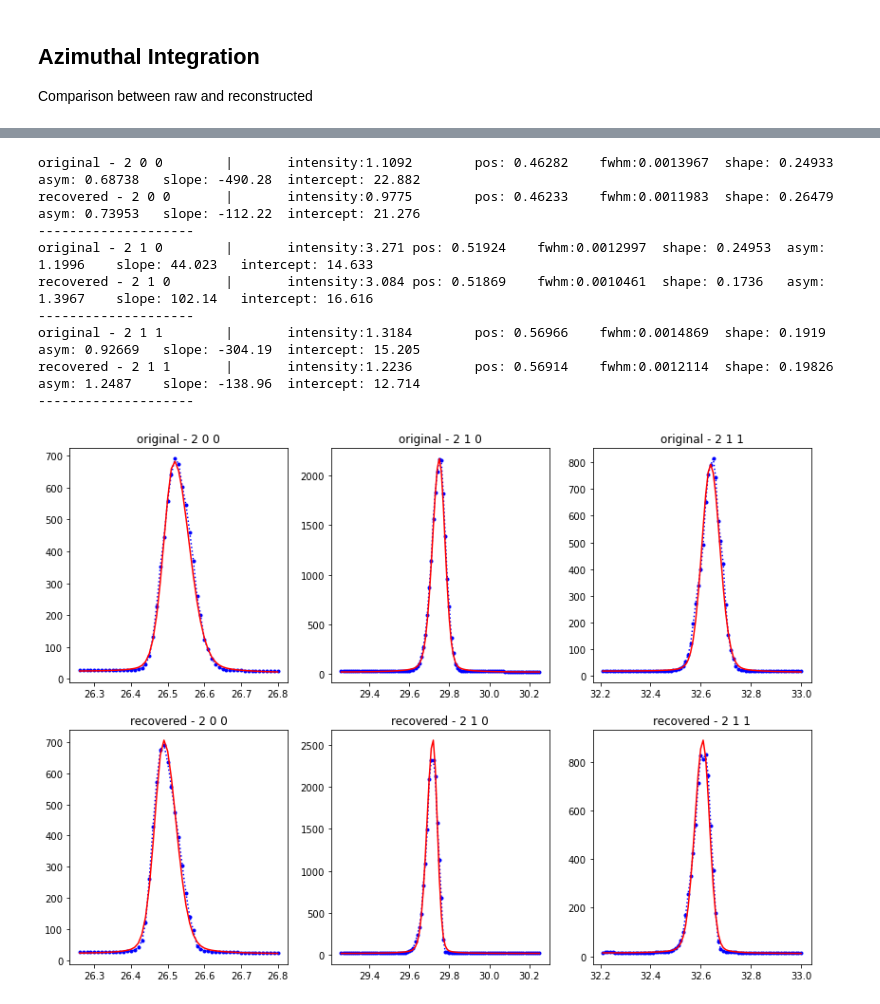
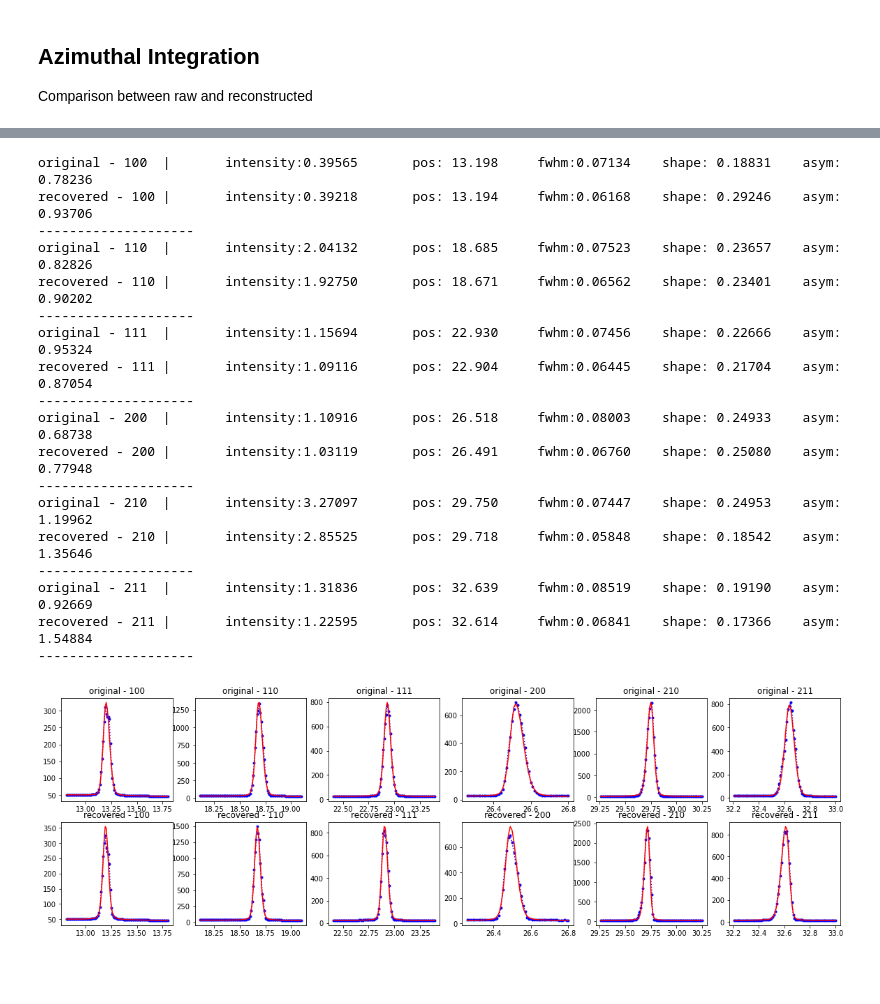
Before and after one commit to maxiv-science/xtrace, a Jupyter notebook: notebooks/presentation.ipynb, the cells around one changed output, grey strips where cells are left out. Drawn from its saved outputs; the diff is of its cells as text; code cells hidden in the pictures; blank space fills up the shorter version.

Commit message:
added rest of peaks

```diff
--- a/notebooks/presentation.ipynb
+++ b/notebooks/presentation.ipynb
@@ -153,6 +153,7 @@ _idx_split, _wgt_split = \
                                             detParams=det_params_b711,
                                             N=[],M=[],
                                             tthFnc=tthFnc)
+
 _nbvpix = np.sum((_wgt_split>0).astype('uint32'))
 
 # for compatibility with FPGA
@@ -179,13 +180,15 @@ def integrate(img):
 
 az_img_smooth = integrate(img_smooth)
 az_recovered = integrate(recovered_img)
-
 deg_xtth = xtth*rad2deg
+peak100 = np.logical_and(12.8 < deg_xtth, deg_xtth < 13.8)
+peak110 = np.logical_and(18.1 < deg_xtth, deg_xtth < 19.1)
+peak111 = np.logical_and(22.4 < deg_xtth, deg_xtth < 23.4)
 peak200 = np.logical_and(26.25 < deg_xtth, deg_xtth < 26.8)
 peak210 = np.logical_and(29.25 < deg_xtth, deg_xtth < 30.25)
 peak211 = np.logical_and(32.2 < deg_xtth, deg_xtth < 33.0)
 
-print(np.sum(peak200))
+
 # show integrated data
 plt.figure(figsize=(14,10))
 plt.subplot(2,3,(1,3))
@@ -217,30 +219,37 @@ WARNING:hdf5plugin:bshuf filter already loaded, skip it.
 # %%
 from fit_asym_voigt import fit
 import itertools
 
 stages = {"original": az_img_smooth, "recovered": az_recovered}
-peaks = {"2 0 0": peak200, "2 1 0": peak210, "2 1 1": peak211}
+peaks = {"100": peak100, "110": peak110, "111": peak111, "200": peak200, "210": peak210, "211": peak211}
 
-data = []
-
-fig, axs = plt.subplots(2, 3, figsize=(14,10))
+fig, axs = plt.subplots(2, 6, figsize=(20,6))
 for p, (peak_name, mask) in enumerate(peaks.items()):
     for i, (src_name, az_src) in enumerate(stages.items()):
         peak_fit, p1 = fit(xtth[mask], az_src[mask])
-        print(f'{src_name} - {peak_name}\t|\tintensity:{p1[0]:.5}\tpos: {p1[1]:.5}\tfwhm:' \
-              f'{p1[2]:.5}\tshape: {p1[3]:.5}\tasym: {p1[4]:.5}\tslope: {p1[5]:.5}\tintercept: {p1[6]:.5}')
+        print(f'{src_name} - {peak_name}\t|\tintensity:{p1[0]:.5f}\tpos: {p1[1]*rad2deg:.3f}\tfwhm:' \
+              f'{p1[2]*rad2deg:.5f}\tshape: {p1[3]:.5f}\t  asym: {p1[4]:.5f}')
         axs[i,p].plot(deg_xtth[mask], az_src[mask], 'b:.')
         axs[i,p].plot(deg_xtth[mask], peak_fit, 'r')
         axs[i,p].set_title(f'{src_name} - {peak_name}')
     print("-"*20)
 # %% [output]
-original - 2 0 0        |       intensity:1.1092        pos: 0.46282    fwhm:0.0013967  shape: 0.24933  asym: 0.68738   slope: -490.28  intercept: 22.882
-recovered - 2 0 0       |       intensity:0.9775        pos: 0.46233    fwhm:0.0011983  shape: 0.26479  asym: 0.73953   slope: -112.22  intercept: 21.276
+original - 100  |       intensity:0.39565       pos: 13.198     fwhm:0.07134    shape: 0.18831    asym: 0.78236
+recovered - 100 |       intensity:0.39218       pos: 13.194     fwhm:0.06168    shape: 0.29246    asym: 0.93706
 --------------------
-original - 2 1 0        |       intensity:3.271 pos: 0.51924    fwhm:0.0012997  shape: 0.24953  asym: 1.1996    slope: 44.023   intercept: 14.633
-recovered - 2 1 0       |       intensity:3.084 pos: 0.51869    fwhm:0.0010461  shape: 0.1736   asym: 1.3967    slope: 102.14   intercept: 16.616
+original - 110  |       intensity:2.04132       pos: 18.685     fwhm:0.07523    shape: 0.23657    asym: 0.82826
+recovered - 110 |       intensity:1.92750       pos: 18.671     fwhm:0.06562    shape: 0.23401    asym: 0.90202
 --------------------
-original - 2 1 1        |       intensity:1.3184        pos: 0.56966    fwhm:0.0014869  shape: 0.1919   asym: 0.92669   slope: -304.19  intercept: 15.205
-recovered - 2 1 1       |       intensity:1.2236        pos: 0.56914    fwhm:0.0012114  shape: 0.19826  asym: 1.2487    slope: -138.96  intercept: 12.714
+original - 111  |       intensity:1.15694       pos: 22.930     fwhm:0.07456    shape: 0.22666    asym: 0.95324
+recovered - 111 |       intensity:1.09116       pos: 22.904     fwhm:0.06445    shape: 0.21704    asym: 0.87054
 --------------------
+original - 200  |       intensity:1.10916       pos: 26.518     fwhm:0.08003    shape: 0.24933    asym: 0.68738
+recovered - 200 |       intensity:1.03119       pos: 26.491     fwhm:0.06760    shape: 0.25080    asym: 0.77948
+--------------------
+original - 210  |       intensity:3.27097       pos: 29.750     fwhm:0.07447    shape: 0.24953    asym: 1.19962
+recovered - 210 |       intensity:2.85525       pos: 29.718     fwhm:0.05848    shape: 0.18542    asym: 1.35646
+--------------------
+original - 211  |       intensity:1.31836       pos: 32.639     fwhm:0.08519    shape: 0.19190    asym: 0.92669
+recovered - 211 |       intensity:1.22595       pos: 32.614     fwhm:0.06841    shape: 0.17366    asym: 1.54884
+--------------------
-[figure, old version]
+[figure, new version]
```
Also changed, not shown: parts of 1 cell of this notebook.
